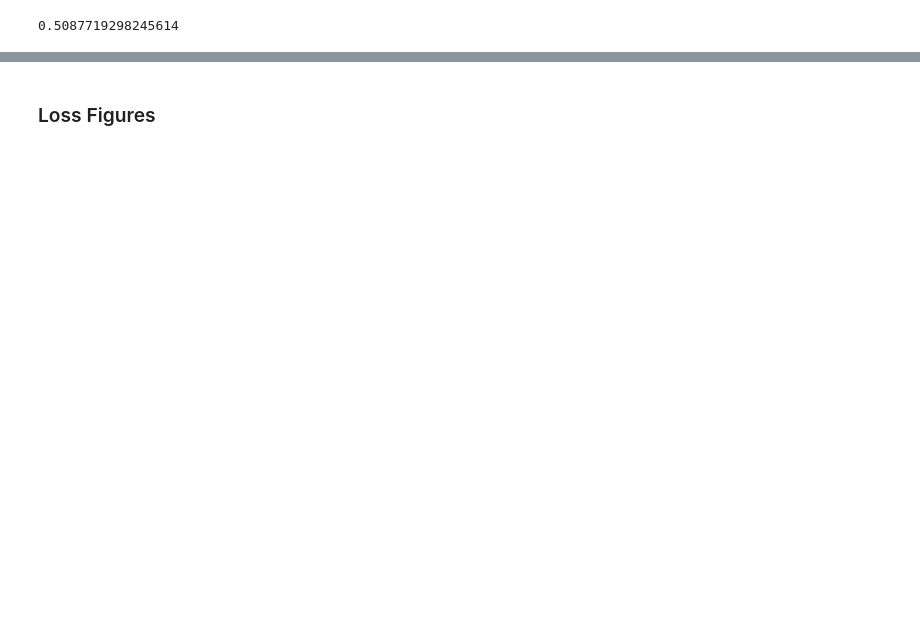
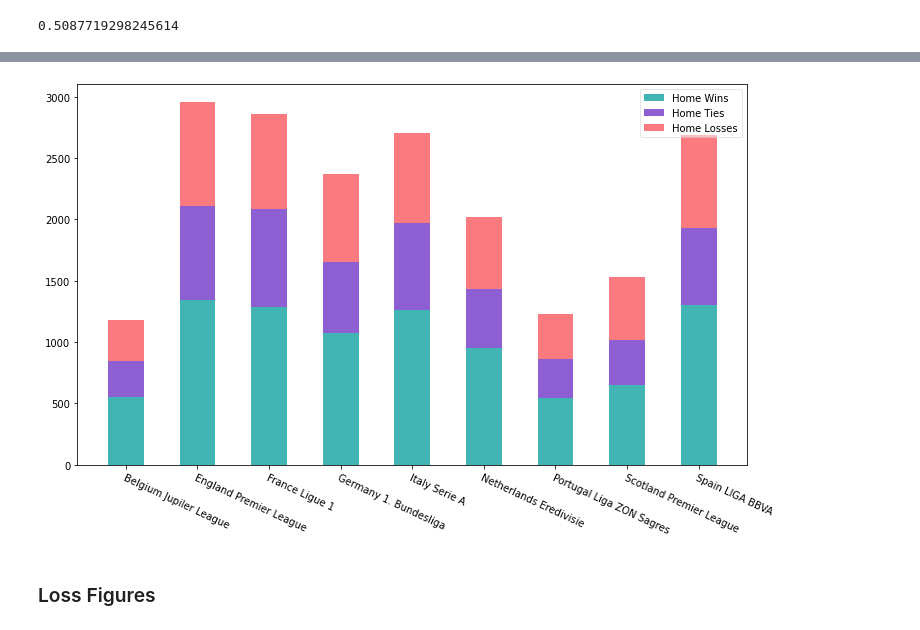
Before and after one commit to sunnybutwithano/Sports-Analysis-with-GNNs, a Jupyter notebook: vis.ipynb, the cells around one changed output, grey strips where cells are left out. Saved outputs shown, nothing was run; the diff lists cells and outputs as text; code cells hidden in the pictures; blank space fills up the shorter version.

```diff
--- a/vis.ipynb
+++ b/vis.ipynb
@@ -63,3 +95,17 @@ Loss: 0.28135467063639746
+# %%
+fig, ax = plt.subplots()
+h_wins = np.array(h_wins)
+h_ties = np.array(h_ties)
+h_losses = np.array(h_losses)
+ax.bar(league_names, h_wins, label='Home Wins', color=point_rgb_colors[5], alpha=0.75, width=0.5)
+ax.bar(league_names, h_ties, bottom=h_wins, label='Home Ties', color=point_rgb_colors[0], alpha=0.75, width=0.5)
+ax.bar(league_names, h_losses, bottom=(h_wins + h_ties), label='Home Losses', color=point_rgb_colors[2], alpha=0.75, width=0.5)
+ax.set_xticklabels(league_names, rotation=-25, rotation_mode='anchor', ha='left')
+ax.legend(framealpha=0.5)
+fig.set_size_inches((12, 7))
+fig.savefig('win_tie_loss.pdf', bbox_inches='tight')
+# %% [output]
+[figure, added]
 # %% [markdown]
 ### Loss Figures
 # %%
```
Also changed, not shown: parts of 22 cells of this notebook, 4 other files.
